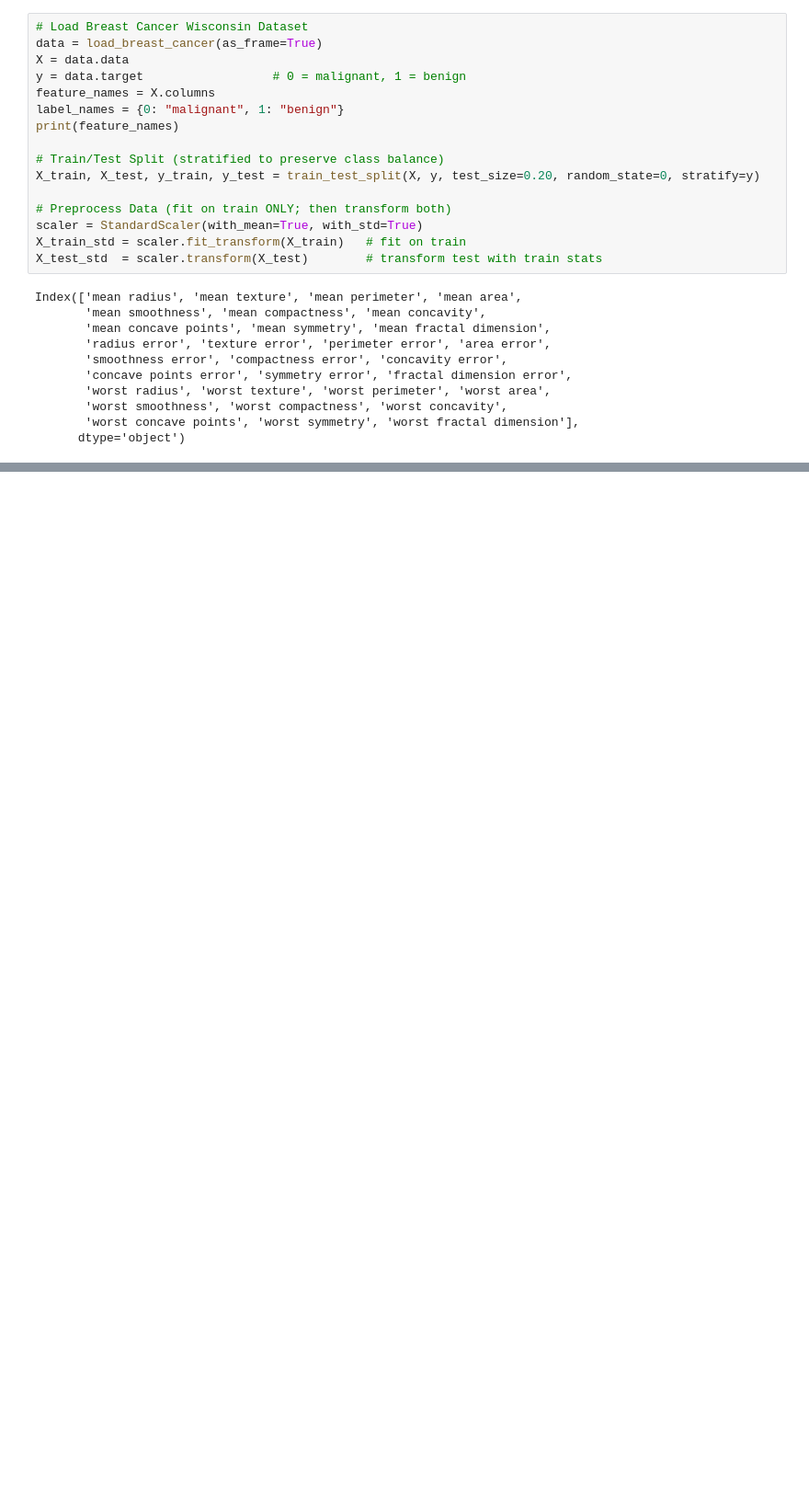
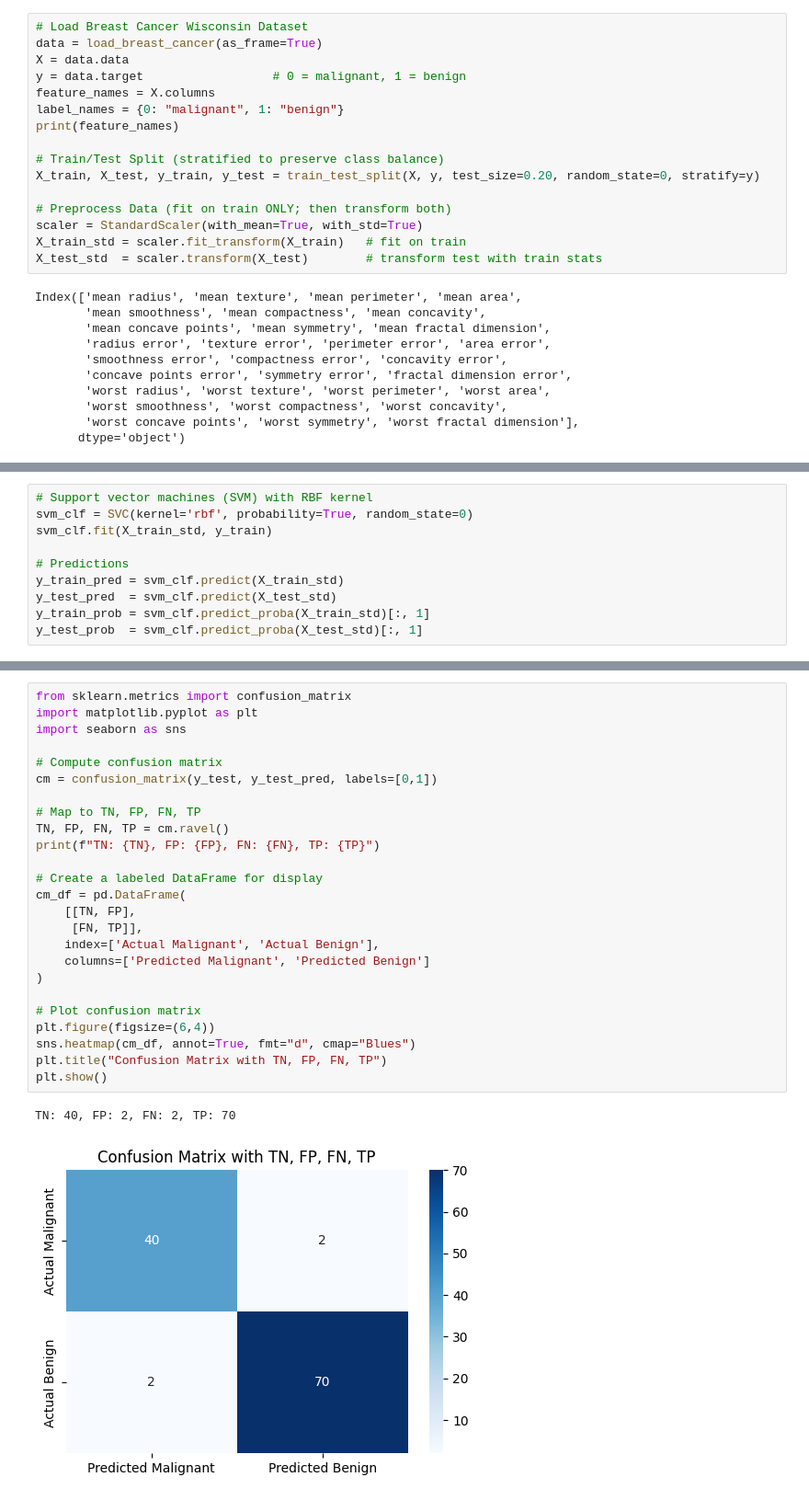
Before and after one commit to kayleepho/MATH-5750-Project-1, a Jupyter notebook: project1.ipynb, the cells around one changed output, grey strips where cells are left out. Shown at 92% size. Drawn from its saved outputs; the diff is of its cells as text; blank space fills up the shorter version.

```diff
--- a/project1.ipynb
+++ b/project1.ipynb
@@ -302,0 +312,10 @@ Index(['mean radius', 'mean texture', 'mean perimeter', 'mean area',
+# %%
+# Support vector machines (SVM) with RBF kernel
+svm_clf = SVC(kernel='rbf', probability=True, random_state=0)
+svm_clf.fit(X_train_std, y_train)
+
+# Predictions
+y_train_pred = svm_clf.predict(X_train_std)
+y_test_pred  = svm_clf.predict(X_test_std)
+y_train_prob = svm_clf.predict_proba(X_train_std)[:, 1]
+y_test_prob  = svm_clf.predict_proba(X_test_std)[:, 1]
@@ -302,0 +344,28 @@ Index(['mean radius', 'mean texture', 'mean perimeter', 'mean area',
+# %%
+from sklearn.metrics import confusion_matrix
+import matplotlib.pyplot as plt
+import seaborn as sns
+
+# Compute confusion matrix
+cm = confusion_matrix(y_test, y_test_pred, labels=[0,1])
+
+# Map to TN, FP, FN, TP
+TN, FP, FN, TP = cm.ravel()
+print(f"TN: {TN}, FP: {FP}, FN: {FN}, TP: {TP}")
+
+# Create a labeled DataFrame for display
+cm_df = pd.DataFrame(
+    [[TN, FP],
+     [FN, TP]],
+    index=['Actual Malignant', 'Actual Benign'],
+    columns=['Predicted Malignant', 'Predicted Benign']
+)
+
+# Plot confusion matrix
+plt.figure(figsize=(6,4))
+sns.heatmap(cm_df, annot=True, fmt="d", cmap="Blues")
+plt.title("Confusion Matrix with TN, FP, FN, TP")
+plt.show()
+# %% [output]
+TN: 40, FP: 2, FN: 2, TP: 70
+[figure, added]
```
Also changed, not shown: parts of 5 cells of this notebook.
